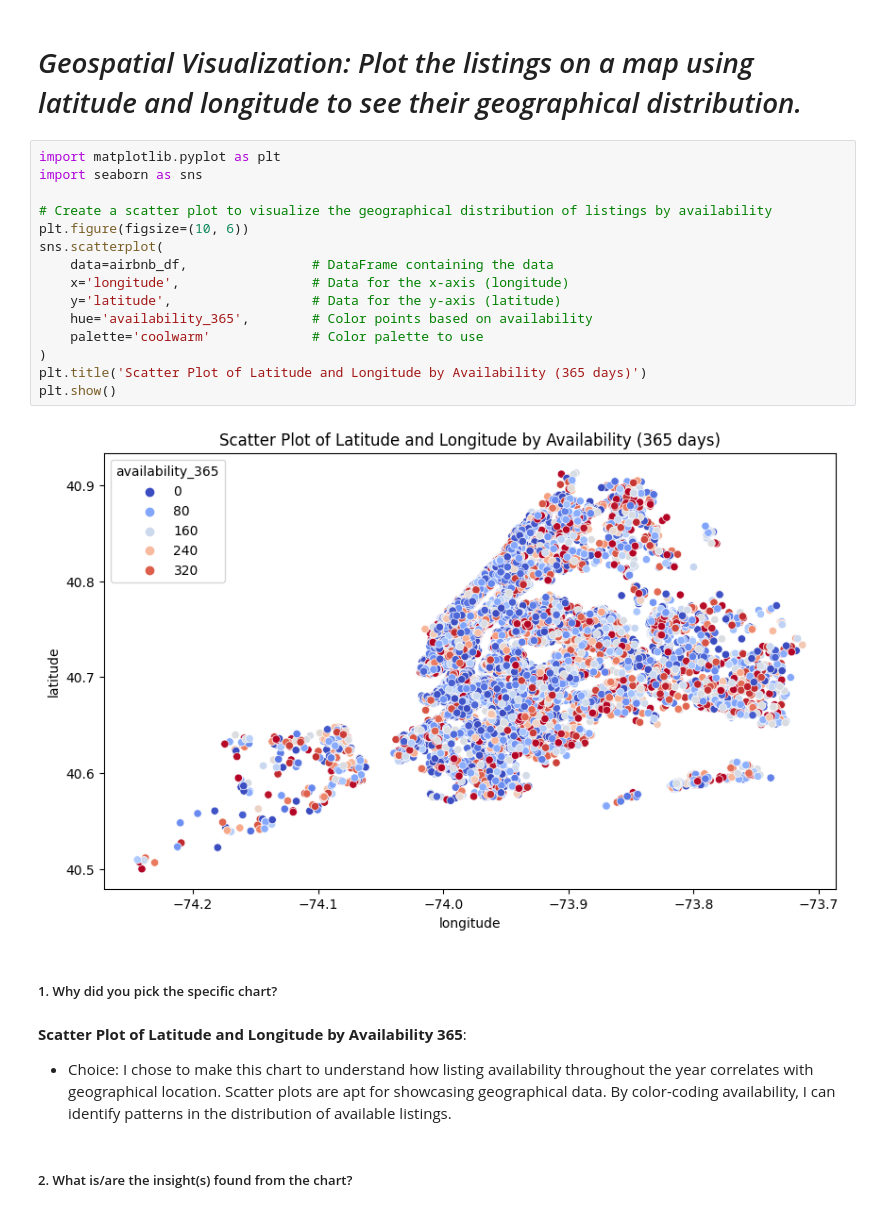
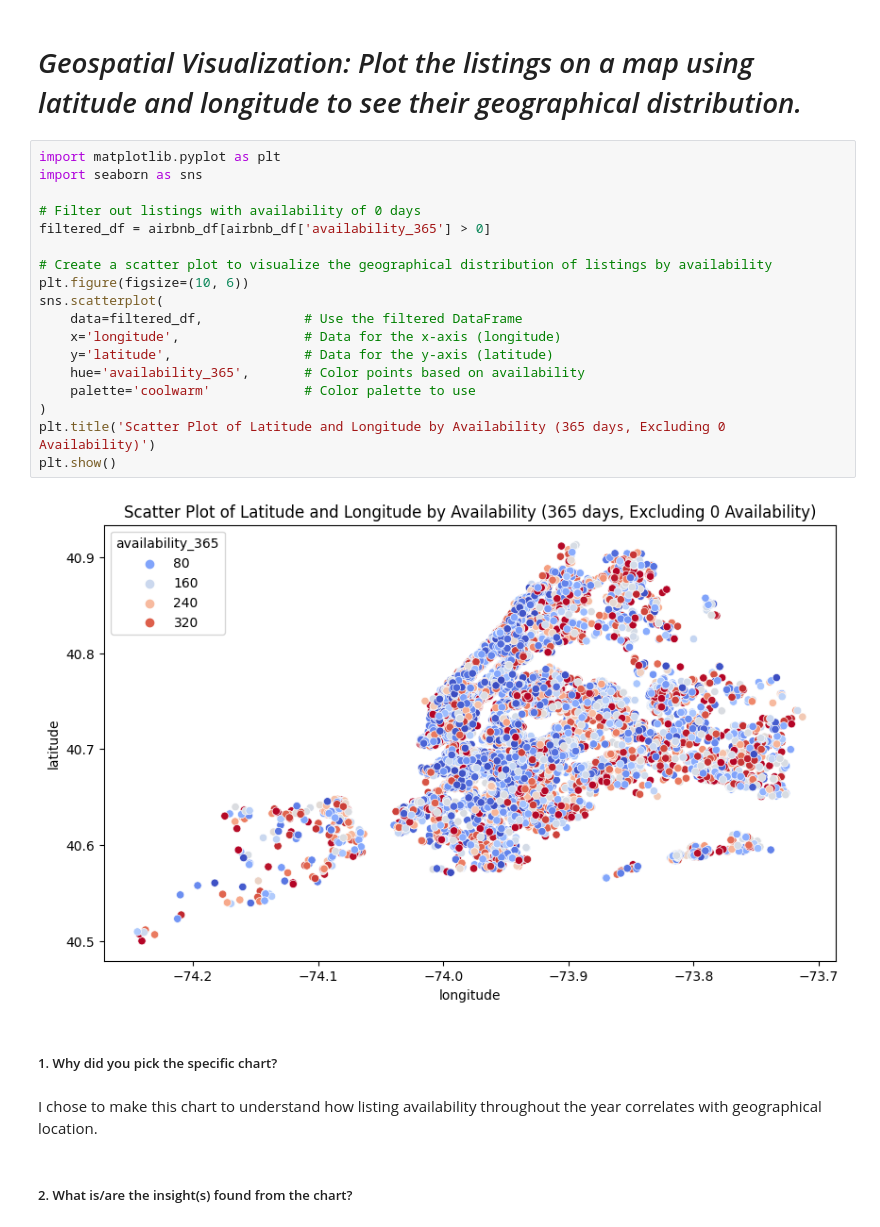
Before and after one commit to I-AM-PRASHANT-VERMA/Almabetter-Capstone-Project-AirBnb-Bookings-Exploratory-Data-Analysis, a Jupyter notebook: My_Airbnb_EDA_capstone_project.ipynb, the cells around one changed output. Saved outputs shown, nothing was run; the diff lists cells and outputs as text.

```diff
--- a/My_Airbnb_EDA_capstone_project.ipynb
+++ b/My_Airbnb_EDA_capstone_project.ipynb
@@ -1173,25 +1169,27 @@ However, there are no specific insights from the scatter plot that directly lead
 # %%
 import matplotlib.pyplot as plt
 import seaborn as sns
 
+# Filter out listings with availability of 0 days
+filtered_df = airbnb_df[airbnb_df['availability_365'] > 0]
+
 # Create a scatter plot to visualize the geographical distribution of listings by availability
 plt.figure(figsize=(10, 6))
 sns.scatterplot(
-    data=airbnb_df,                # DataFrame containing the data
-    x='longitude',                 # Data for the x-axis (longitude)
-    y='latitude',                  # Data for the y-axis (latitude)
-    hue='availability_365',        # Color points based on availability
-    palette='coolwarm'             # Color palette to use
+    data=filtered_df,             # Use the filtered DataFrame
+    x='longitude',                # Data for the x-axis (longitude)
+    y='latitude',                 # Data for the y-axis (latitude)
+    hue='availability_365',       # Color points based on availability
+    palette='coolwarm'            # Color palette to use
 )
-plt.title('Scatter Plot of Latitude and Longitude by Availability (365 days)')
+plt.title('Scatter Plot of Latitude and Longitude by Availability (365 days, Excluding 0 Availability)')
 plt.show()
 # %% [output]
-[figure, old version]
+[figure, new version]
 # %% [markdown]
 ##### 1. Why did you pick the specific chart?
 # %% [markdown]
-**Scatter Plot of Latitude and Longitude by Availability 365**:
-- Choice: I chose to make this chart to understand how listing availability throughout the year correlates with geographical location. Scatter plots are apt for showcasing geographical data. By color-coding availability, I can identify patterns in the distribution of available listings.
+I chose to make this chart to understand how listing availability throughout the year correlates with geographical location.
 # %% [markdown]
 ##### 2. What is/are the insight(s) found from the chart?
 # %% [markdown]
```
Also changed, not shown: parts of 65 cells of this notebook.
